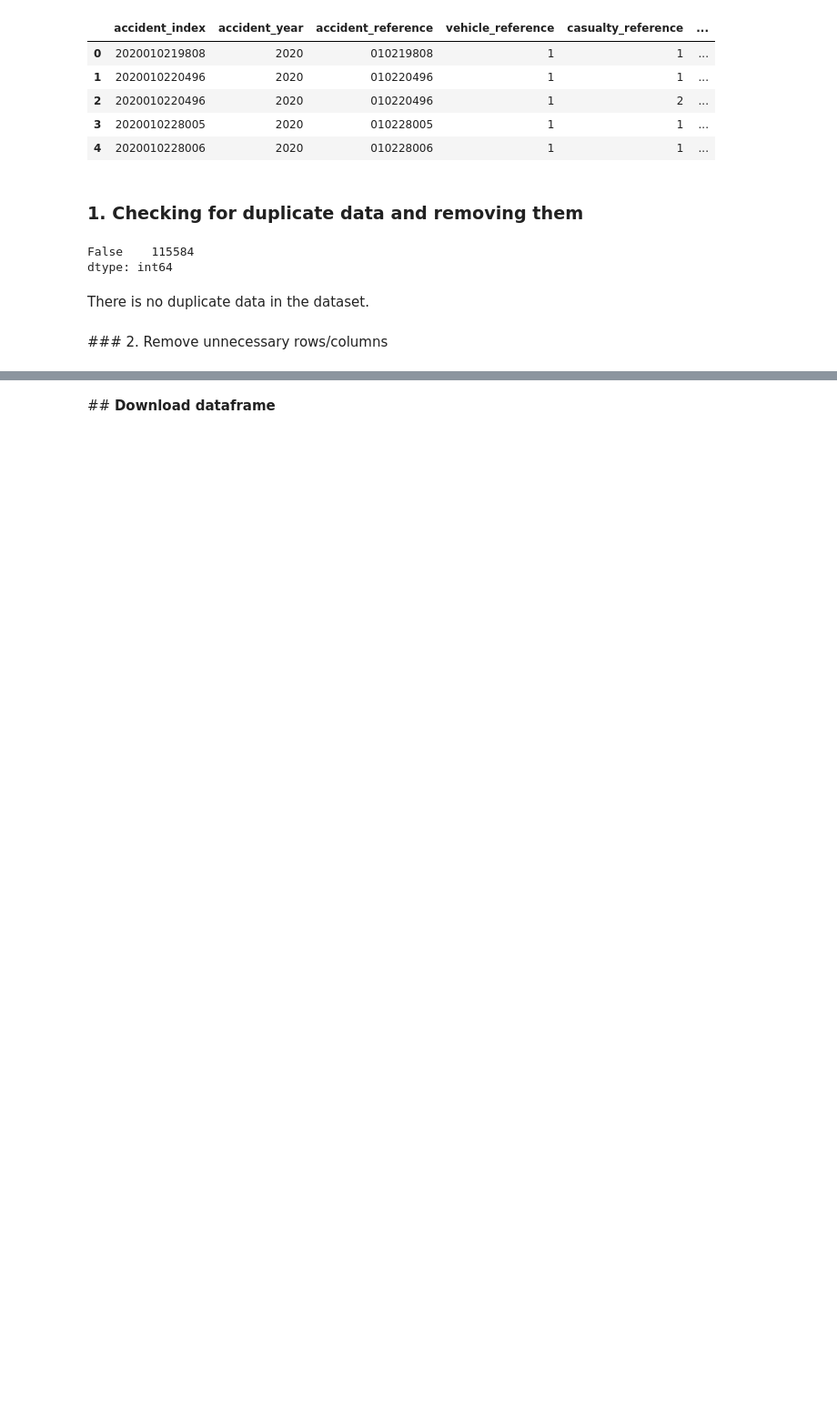
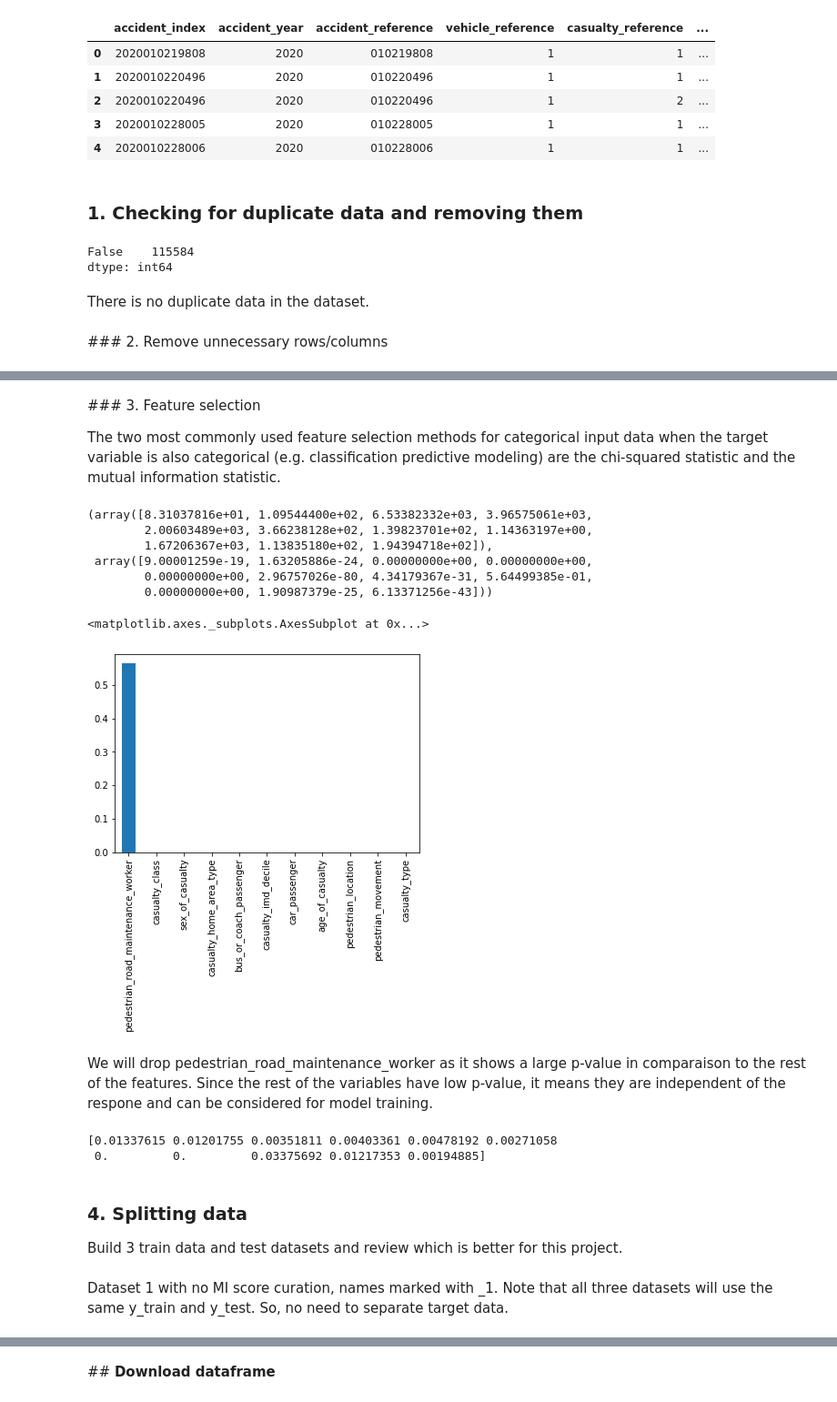
Before and after one commit to adolfolh/casualty-classification, a Jupyter notebook: data_cleaning.ipynb, the cells around one changed output, grey strips where cells are left out. Shown at 91% size. Cells and saved outputs as stored; diff of their text form; code cells hidden in the pictures; blank space fills up the shorter version.

Commit message:
Finished feature selection

```diff
--- a/data_cleaning.ipynb
+++ b/data_cleaning.ipynb
@@ -75,14 +66,14 @@ small_df = raw_data.drop(['accident_index','accident_year','accident_reference',
 # %%
 # Delete unwanted rows
 small_df.drop(small_df[small_df['age_of_casualty'] == -1].index, axis=0, inplace=True) # dropped rows where age was not known
-small_df.drop(small_df[(small_df['sex_of_casualty'] == '-1') | (small_df['sex_of_casualty'] == '9') ].index, axis=0, inplace=True) # dropped rows where sex was not known
-small_df.drop(small_df[(small_df['pedestrian_location'] == '-1') | (small_df['pedestrian_location'] == '10') ].index, axis=0, inplace=True) # dropped rows where pedestrian location was not known
-small_df.drop(small_df[(small_df['pedestrian_movement'] == '-1') | (small_df['pedestrian_movement'] == '9') ].index, axis=0, inplace=True) # dropped rows where pedestrian movement was not known
-small_df.drop(small_df[(small_df['car_passenger'] == '-1') | (small_df['car_passenger'] == '9') ].index, axis=0, inplace=True) # dropped rows where car passenger was not known
-small_df.drop(small_df[(small_df['bus_or_coach_passenger'] == '-1') | (small_df['bus_or_coach_passenger'] == '9') ].index, axis=0, inplace=True) # dropped rows where bus or coach passenger was not known
-small_df.drop(small_df[small_df['pedestrian_road_maintenance_worker'] == '-1'].index, axis=0, inplace=True) # dropped rows where pedestrian_road_maintenance_worker was not known
-small_df.drop(small_df[small_df['casualty_imd_decile'] == '-1'].index, axis=0, inplace=True) # dropped rows where casualty_imd_decile was not known
-small_df.drop(small_df[small_df['casualty_home_area_type'] == '-1'].index, axis=0, inplace=True) # dropped rows where casualty_home_area_type was not known
+small_df.drop(small_df[(small_df['sex_of_casualty'] == -1) | (small_df['sex_of_casualty'] == 9) ].index, axis=0, inplace=True) # dropped rows where sex was not known
+small_df.drop(small_df[(small_df['pedestrian_location'] == -1) | (small_df['pedestrian_location'] == 10) ].index, axis=0, inplace=True) # dropped rows where pedestrian location was not known
+small_df.drop(small_df[(small_df['pedestrian_movement'] == -1) | (small_df['pedestrian_movement'] == 9) ].index, axis=0, inplace=True) # dropped rows where pedestrian movement was not known
+small_df.drop(small_df[(small_df['car_passenger'] == -1) | (small_df['car_passenger'] == 9) ].index, axis=0, inplace=True) # dropped rows where car passenger was not known
+small_df.drop(small_df[(small_df['bus_or_coach_passenger'] == -1) | (small_df['bus_or_coach_passenger'] == 9) ].index, axis=0, inplace=True) # dropped rows where bus or coach passenger was not known
+small_df.drop(small_df[(small_df['pedestrian_road_maintenance_worker'] == -1) | (small_df['pedestrian_road_maintenance_worker'] == 2)].index, axis=0, inplace=True) # dropped rows where pedestrian_road_maintenance_worker was not known
+small_df.drop(small_df[small_df['casualty_imd_decile'] == -1].index, axis=0, inplace=True) # dropped rows where casualty_imd_decile was not known
+small_df.drop(small_df[small_df['casualty_home_area_type'] == -1].index, axis=0, inplace=True) # dropped rows where casualty_home_area_type was not known
 
-for x in ['103','104','105','106','108','109','110','113']:
+for x in [103,104,105,106,108,109,110,113]:
   small_df.drop(small_df[small_df['casualty_type'] == x].index, axis=0, inplace=True) # dropped rows where casualty type was not known or useless
@@ -103,0 +96,27 @@ raw_data.describe(include='all')
+# %% [markdown]
+### 3. Feature selection
+
+The two most commonly used feature selection methods for categorical input data when the target variable is also categorical (e.g. classification predictive modeling) are the chi-squared statistic and the mutual information statistic.
+# %%
+X = small_df.loc[:, small_df.columns != 'casualty_severity']
+y = small_df.loc[:, small_df.columns == 'casualty_severity']
+# %%
+chi_scores = chi2(X,y)
+chi_scores # here first array represents chi square values and second array represents p-values
+# %% [output]
+(array([8.31037816e+01, 1.09544400e+02, 6.53382332e+03, 3.96575061e+03,
+        2.00603489e+03, 3.66238128e+02, 1.39823701e+02, 1.14363197e+00,
+        1.67206367e+03, 1.13835180e+02, 1.94394718e+02]),
+ array([9.00001259e-19, 1.63205886e-24, 0.00000000e+00, 0.00000000e+00,
+        0.00000000e+00, 2.96757026e-80, 4.34179367e-31, 5.64499385e-01,
+        0.00000000e+00, 1.90987379e-25, 6.13371256e-43]))
+# %%
+p_values = pd.Series(chi_scores[1],index = X.columns)
+p_values.sort_values(ascending = False , inplace = True)
+# %%
+p_values.plot.bar()
+# %% [output]
+<matplotlib.axes._subplots.AxesSubplot at 0x...>
+[figure, added]
+# %% [markdown]
+We will drop pedestrian_road_maintenance_worker as it shows a large p-value in comparaison to the rest of the features. Since the rest of the variables have low p-value, it means they are independent of the respone and can be considered for model training.
@@ -103,0 +125,12 @@ raw_data.describe(include='all')
+# %%
+mi_score = MIC(X,y.values.ravel())
+print(mi_score) # represents MI score for all features
+# %% [output]
+[0.01337615 0.01201755 0.00351811 0.00403361 0.00478192 0.00271058
+ 0.         0.         0.03375692 0.01217353 0.00194885]
+# %% [markdown]
+### 4. Splitting data
+
+Build 3 train data and test datasets and review which is better for this project.
+# %% [markdown]
+Dataset 1 with no MI score curation, names marked with _1. Note that all three datasets will use the same y_train and y_test. So, no need to separate target data.
```
Also changed, not shown: parts of 21 cells of this notebook.
